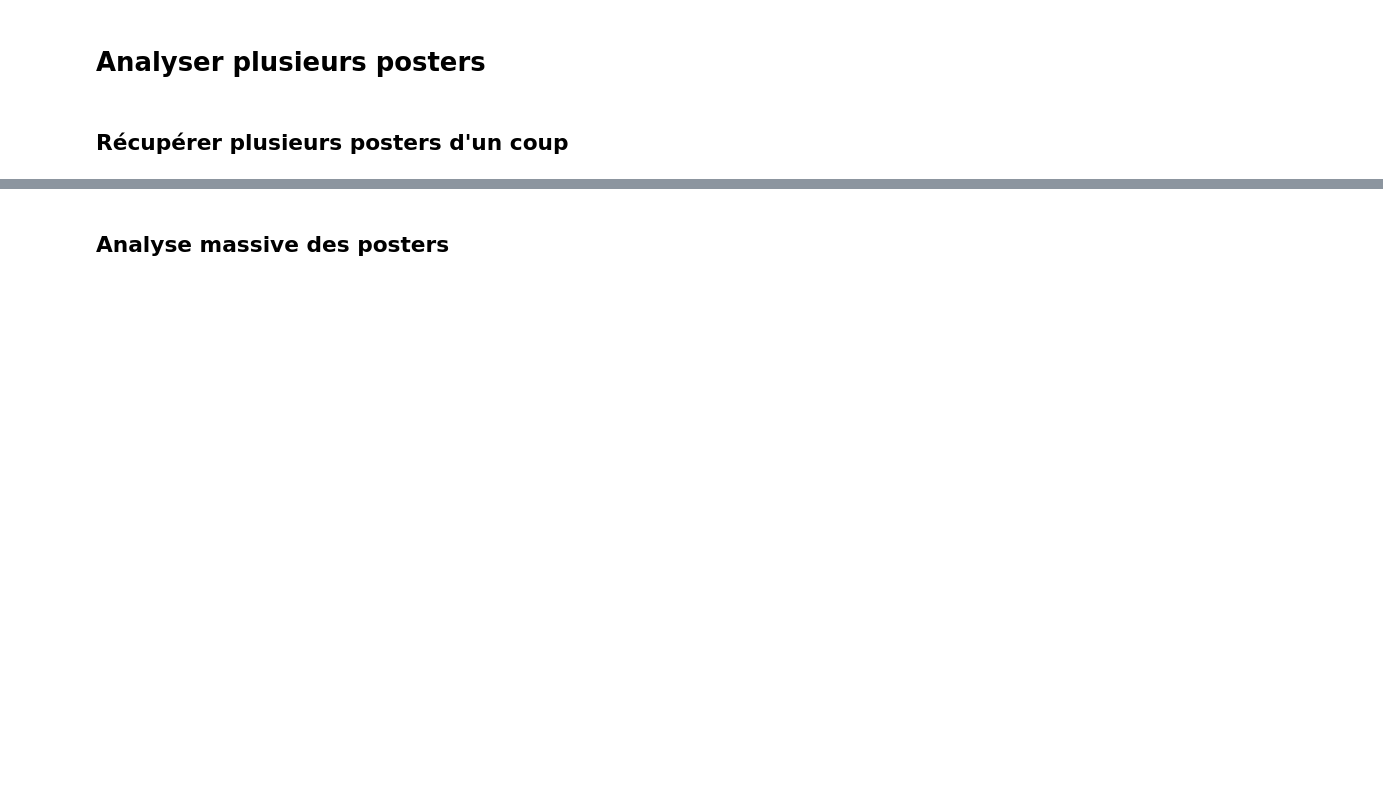
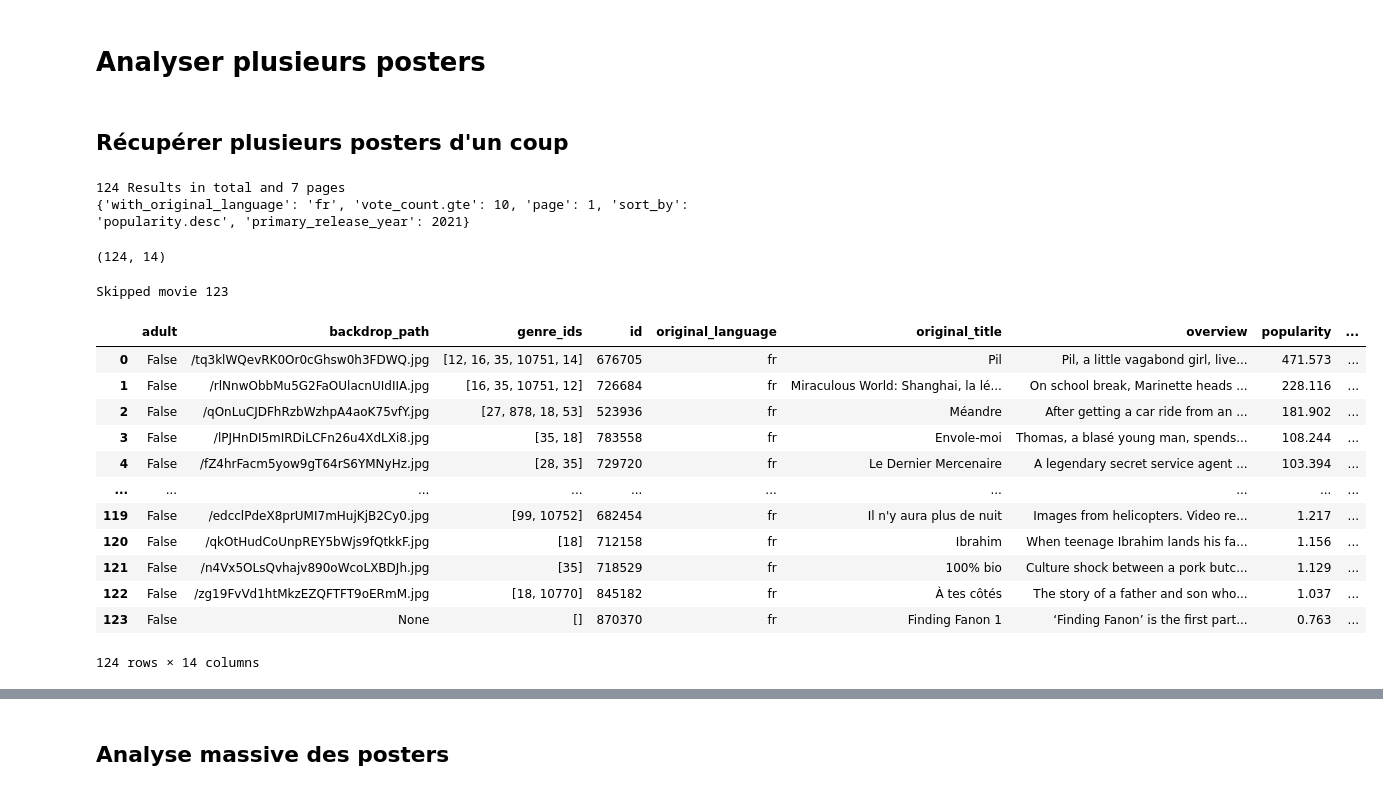
Before and after one commit to dataforgoodfr/bechdelai, a Jupyter notebook: notebooks/poster_analysis/20220528 - Poster analysis.ipynb, the cells around one changed output, grey strips where cells are left out. Saved outputs shown, nothing was run; the diff lists cells and outputs as text; code cells hidden in the pictures; blank space fills up the shorter version.

```diff
--- a/notebooks/poster_analysis/20220528 - Poster analysis.ipynb
+++ b/notebooks/poster_analysis/20220528 - Poster analysis.ipynb
@@ -137,0 +104,36 @@ faces_data
+# %%
+movies = discover_all_movies(
+    with_original_language="fr",
+    year = 2021,
+#     start_year = "2021-01-01",
+#     end_year = "2022-05-29",
+    min_vote_count=10,
+    pages = 7
+)
+# %% [output]
+124 Results in total and 7 pages
+{'with_original_language': 'fr', 'vote_count.gte': 10, 'page': 1, 'sort_by': 'popularity.desc', 'primary_release_year': 2021}
+# %%
+movies.shape
+# %% [output]
+(124, 14)
+# %%
+download_all_posters(movies,"test")
+# %% [output]
+Skipped movie 123
+# %%
+movies
+# %% [output]
+|  | adult | backdrop_path | genre_ids | id | original_language | original_title | overview | popularity | ... |
+| 0 | False | /tq3klWQevRK0Or0cGhsw0h3FDWQ.jpg | [12, 16, 35, 10751, 14] | 676705 | fr | Pil | Pil, a little vagabond girl, live... | 471.573 | ... |
+| 1 | False | /rlNnwObbMu5G2FaOUlacnUIdIIA.jpg | [16, 35, 10751, 12] | 726684 | fr | Miraculous World: Shanghai, la lé... | On school break, Marinette heads ... | 228.116 | ... |
+| 2 | False | /qOnLuCJDFhRzbWzhpA4aoK75vfY.jpg | [27, 878, 18, 53] | 523936 | fr | Méandre | After getting a car ride from an ... | 181.902 | ... |
+| 3 | False | /lPJHnDI5mIRDiLCFn26u4XdLXi8.jpg | [35, 18] | 783558 | fr | Envole-moi | Thomas, a blasé young man, spends... | 108.244 | ... |
+| 4 | False | /fZ4hrFacm5yow9gT64rS6YMNyHz.jpg | [28, 35] | 729720 | fr | Le Dernier Mercenaire | A legendary secret service agent ... | 103.394 | ... |
+| ... | ... | ... | ... | ... | ... | ... | ... | ... | ... |
+| 119 | False | /edcclPdeX8prUMI7mHujKjB2Cy0.jpg | [99, 10752] | 682454 | fr | Il n'y aura plus de nuit | Images from helicopters. Video re... | 1.217 | ... |
+| 120 | False | /qkOtHudCoUnpREY5bWjs9fQtkkF.jpg | [18] | 712158 | fr | Ibrahim | When teenage Ibrahim lands his fa... | 1.156 | ... |
+| 121 | False | /n4Vx5OLsQvhajv890oWcoLXBDJh.jpg | [35] | 718529 | fr | 100% bio | Culture shock between a pork butc... | 1.129 | ... |
+| 122 | False | /zg19FvVd1htMkzEZQFTFT9oERmM.jpg | [18, 10770] | 845182 | fr | À tes côtés | The story of a father and son who... | 1.037 | ... |
+| 123 | False | None | [] | 870370 | fr | Finding Fanon 1 | ‘Finding Fanon’ is the first part... | 0.763 | ... |
+124 rows × 14 columns
```
Also changed, not shown: parts of 28 cells of this notebook, 12 other files.
